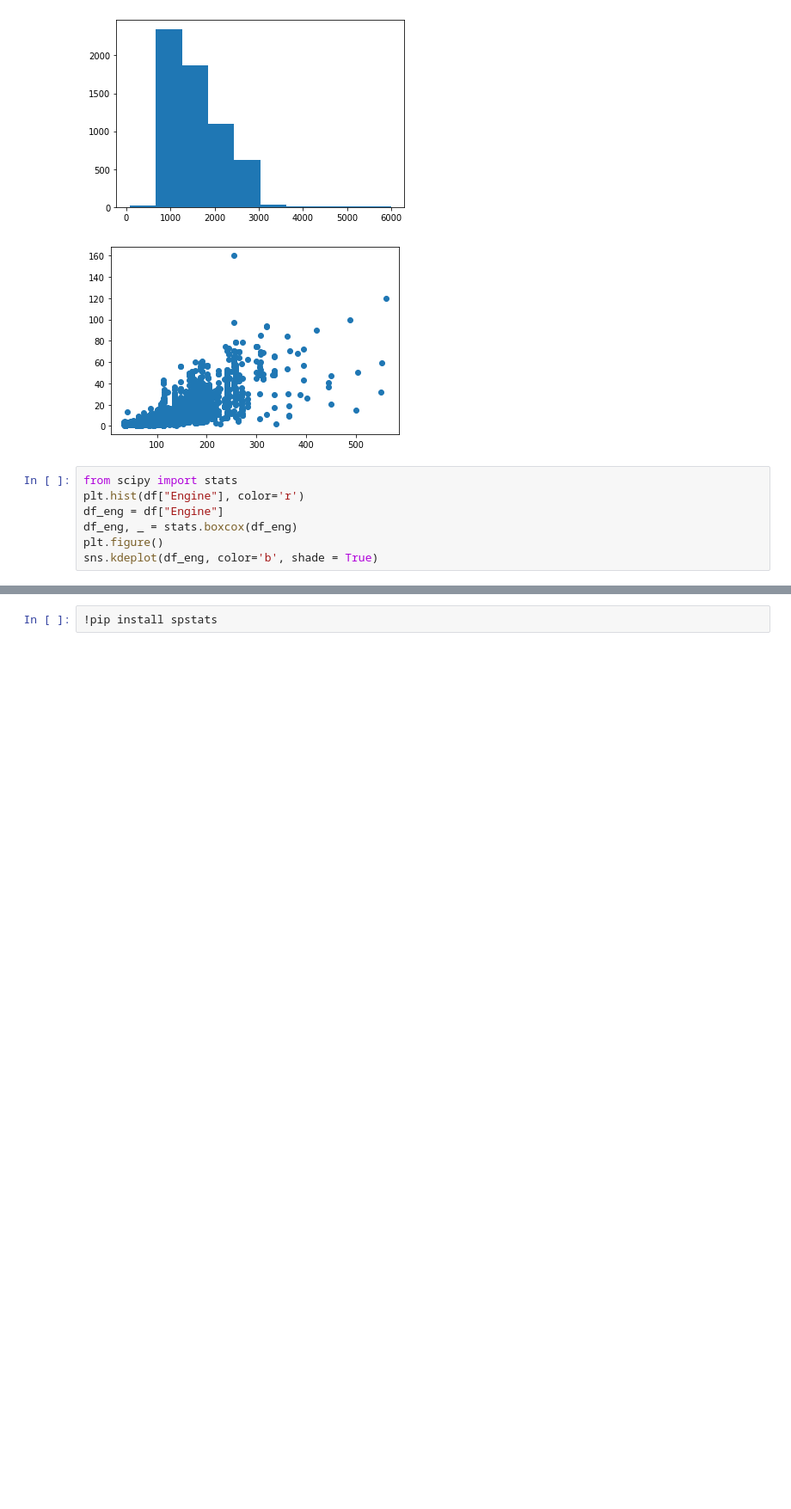
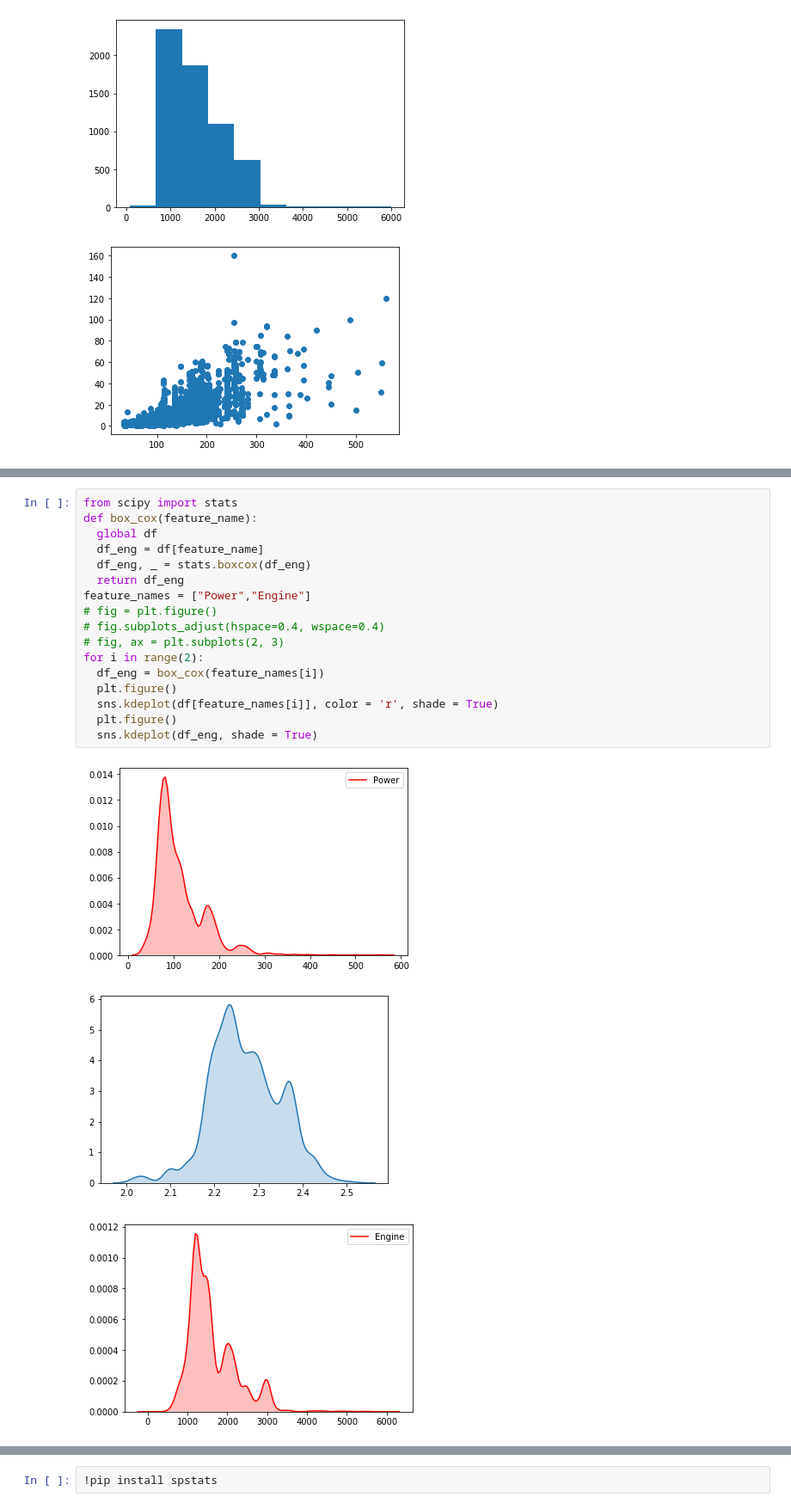
Before and after one commit to SAR2652/Used-Car-Price-Predictor-Website-and-Backend, a Jupyter notebook: CarPricePredictor.ipynb, the cells around one changed output, grey strips where cells are left out. Shown: that part at 86% size. Cells and saved outputs as stored; diff of their text form; blank space fills up the shorter version.

```diff
--- a/CarPricePredictor.ipynb
+++ b/CarPricePredictor.ipynb
@@ -214,10 +232,3 @@ plt.scatter(df["Power"], df["Price"])
 [figure]
 [figure]
 [figure]
-# %%
-from scipy import stats
-plt.hist(df["Engine"], color='r')
-df_eng = df["Engine"]
-df_eng, _ = stats.boxcox(df_eng)
-plt.figure()
-sns.kdeplot(df_eng, color='b', shade = True)
@@ -227,0 +286,21 @@ sns.kdeplot(df_eng, color='b', shade = True)
+# %%
+from scipy import stats
+def box_cox(feature_name):
+  global df
+  df_eng = df[feature_name]
+  df_eng, _ = stats.boxcox(df_eng)
+  return df_eng
+feature_names = ["Power","Engine"]
+# fig = plt.figure()
+# fig.subplots_adjust(hspace=0.4, wspace=0.4)
+# fig, ax = plt.subplots(2, 3)
+for i in range(2):
+  df_eng = box_cox(feature_names[i])
+  plt.figure()
+  sns.kdeplot(df[feature_names[i]], color = 'r', shade = True)
+  plt.figure()
+  sns.kdeplot(df_eng, shade = True)
+# %% [output]
+[figure, added]
+[figure, added]
+[figure, added]
```
Also changed, not shown: parts of 6 cells of this notebook.
